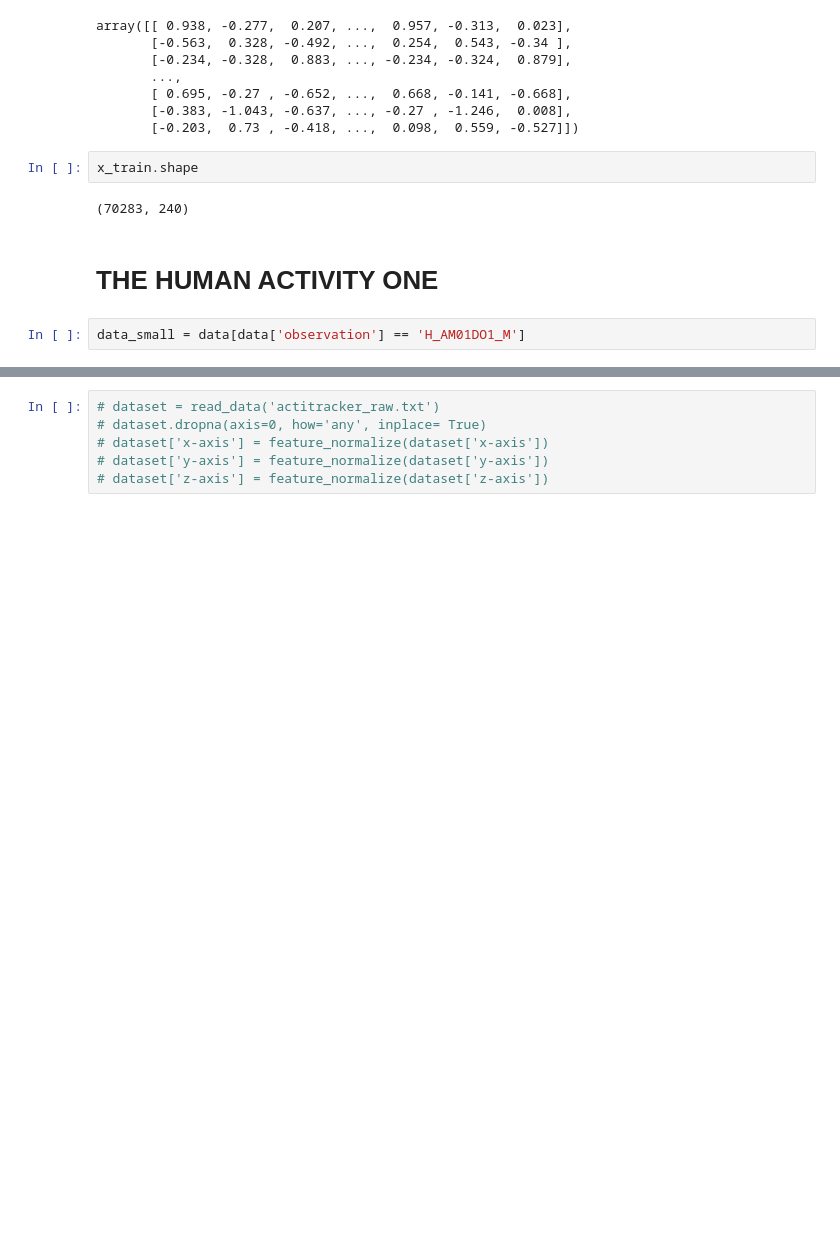
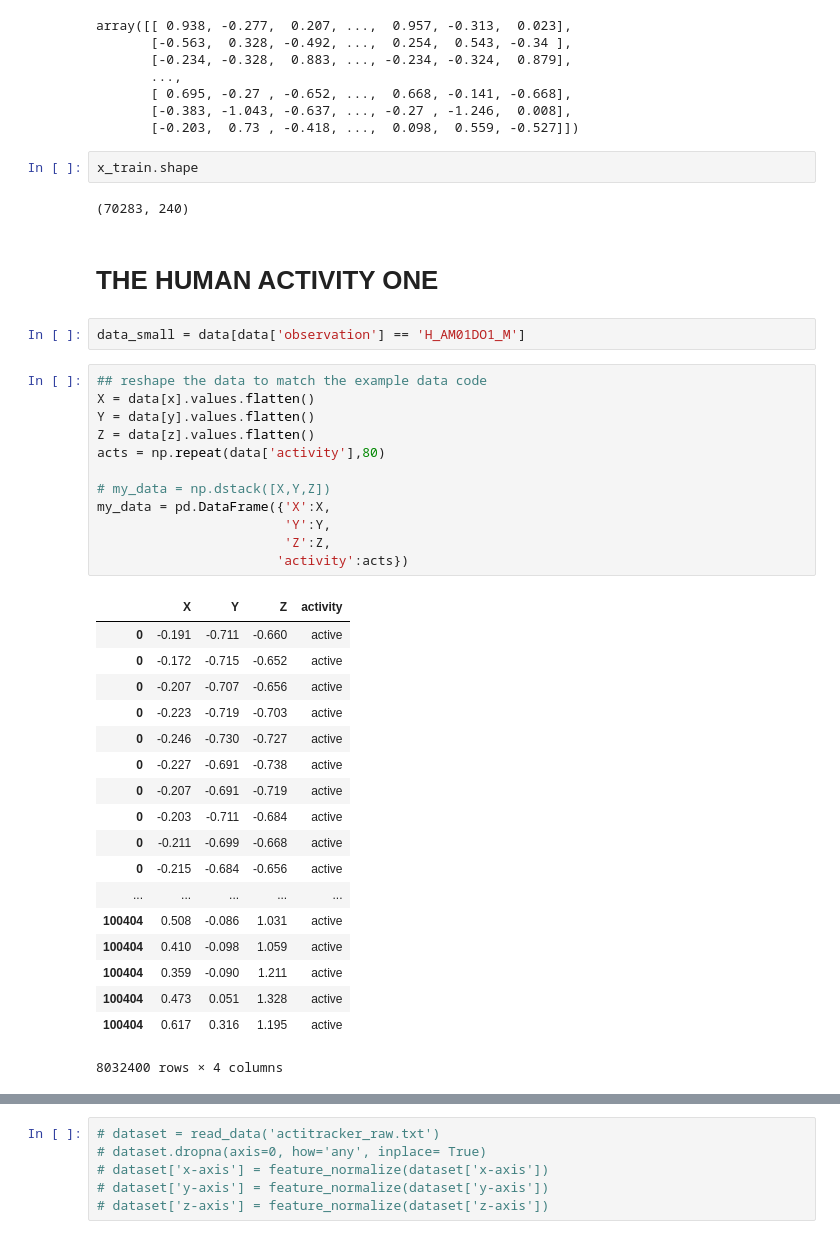
Before and after one commit to ymehra/KineseItUp, a Jupyter notebook: convolutional_nn.ipynb, the cells around one changed output, grey strips where cells are left out. Saved outputs shown, nothing was run; the diff lists cells and outputs as text; blank space fills up the shorter version.

```diff
--- a/convolutional_nn.ipynb
+++ b/convolutional_nn.ipynb
@@ -107,3 +107,34 @@ x_train.shape
 # THE HUMAN ACTIVITY ONE
 # %%
 data_small = data[data['observation'] == 'H_AM01DO1_M']
+# %%
+## reshape the data to match the example data code
+X = data[x].values.flatten()
+Y = data[y].values.flatten()
+Z = data[z].values.flatten()
+acts = np.repeat(data['activity'],80)
+
+# my_data = np.dstack([X,Y,Z])
+my_data = pd.DataFrame({'X':X,
+                        'Y':Y,
+                        'Z':Z,
+                       'activity':acts})
+# %% [output]
+|  | X | Y | Z | activity |
+| 0 | -0.191 | -0.711 | -0.660 | active |
+| 0 | -0.172 | -0.715 | -0.652 | active |
+| 0 | -0.207 | -0.707 | -0.656 | active |
+| 0 | -0.223 | -0.719 | -0.703 | active |
+| 0 | -0.246 | -0.730 | -0.727 | active |
+| 0 | -0.227 | -0.691 | -0.738 | active |
+| 0 | -0.207 | -0.691 | -0.719 | active |
+| 0 | -0.203 | -0.711 | -0.684 | active |
+| 0 | -0.211 | -0.699 | -0.668 | active |
+| 0 | -0.215 | -0.684 | -0.656 | active |
+| ... | ... | ... | ... | ... |
+| 100404 | 0.508 | -0.086 | 1.031 | active |
+| 100404 | 0.410 | -0.098 | 1.059 | active |
+| 100404 | 0.359 | -0.090 | 1.211 | active |
+| 100404 | 0.473 | 0.051 | 1.328 | active |
+| 100404 | 0.617 | 0.316 | 1.195 | active |
+8032400 rows × 4 columns
```
Also changed, not shown: parts of 3 cells of this notebook.
